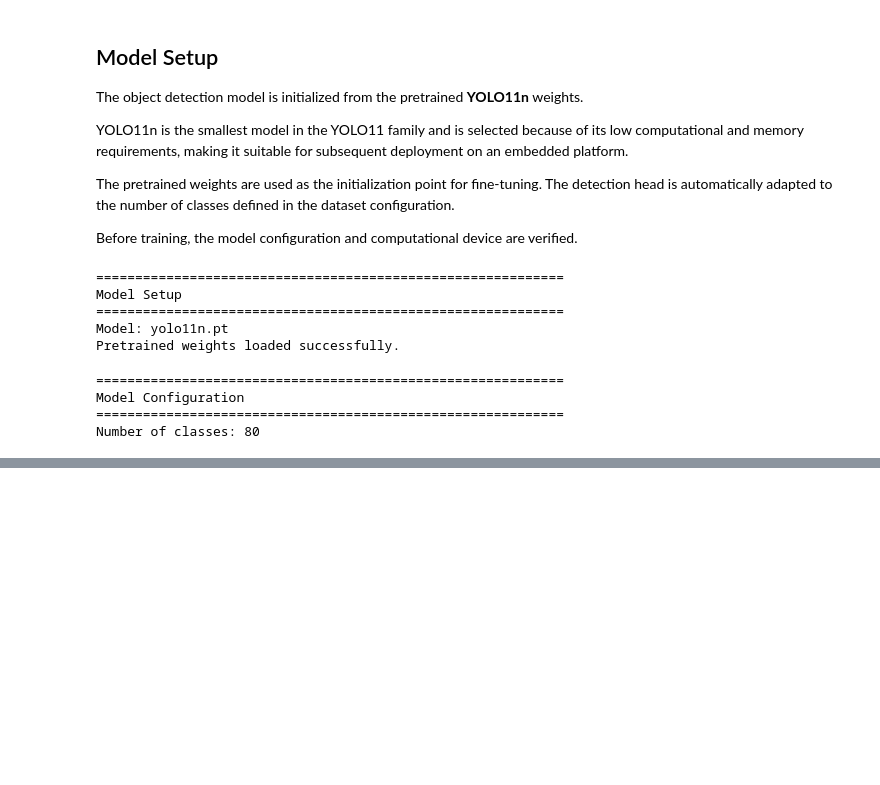
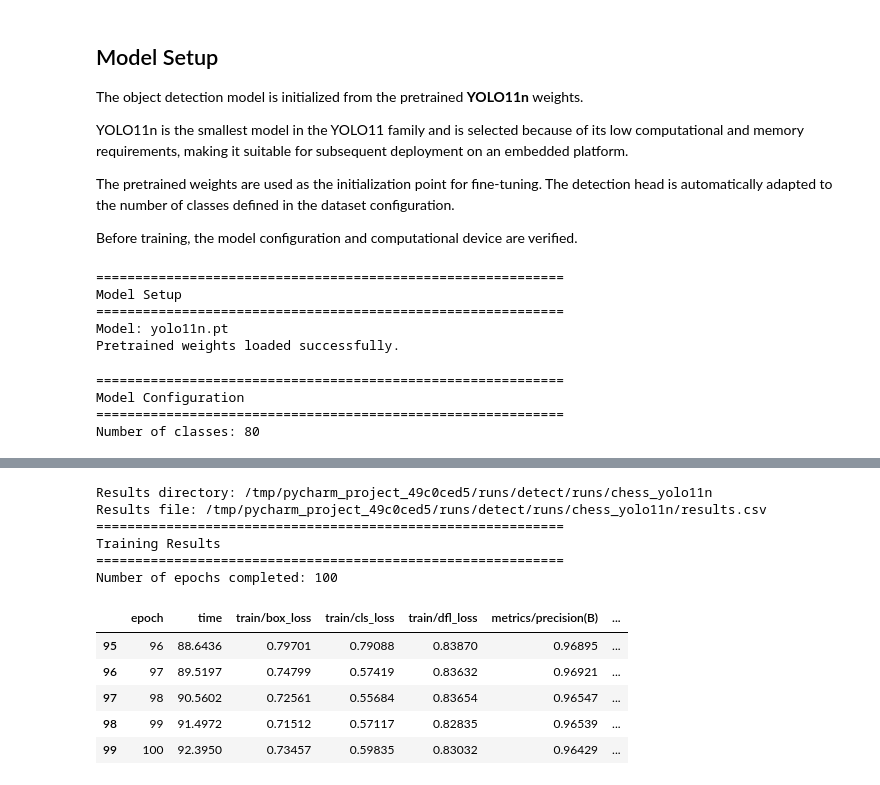
Before and after one commit to digesaremarco/Chess_Piece_Detection_ArdunioUNOQ, a Jupyter notebook: YOLOv11n_Chess_Fine_Tuning.ipynb, the cells around one changed output, grey strips where cells are left out. Drawn from its saved outputs; the diff is of its cells as text; code cells hidden in the pictures; blank space fills up the shorter version.

```diff
--- a/YOLOv11n_Chess_Fine_Tuning.ipynb
+++ b/YOLOv11n_Chess_Fine_Tuning.ipynb
@@ -923,0 +1041,35 @@ Number of classes: 80
+# %%
+import pandas as pd
+from pathlib import Path
+
+RESULTS_DIR = Path(
+    "/tmp/pycharm_project_49c0ced5/runs/detect/runs/chess_yolo11n"
+)
+
+RESULTS_CSV = RESULTS_DIR / "results.csv"
+
+print(f"Results directory: {RESULTS_DIR}")
+print(f"Results file: {RESULTS_CSV}")
+
+training_results = pd.read_csv(RESULTS_CSV)
+
+print("=" * 60)
+print("Training Results")
+print("=" * 60)
+
+print(f"Number of epochs completed: {len(training_results)}")
+
+training_results.tail()
+# %% [output]
+Results directory: /tmp/pycharm_project_49c0ced5/runs/detect/runs/chess_yolo11n
+Results file: /tmp/pycharm_project_49c0ced5/runs/detect/runs/chess_yolo11n/results.csv
+============================================================
+Training Results
+============================================================
+Number of epochs completed: 100
+|  | epoch | time | train/box_loss | train/cls_loss | train/dfl_loss | metrics/precision(B) | ... |
+| 95 | 96 | 88.6436 | 0.79701 | 0.79088 | 0.83870 | 0.96895 | ... |
+| 96 | 97 | 89.5197 | 0.74799 | 0.57419 | 0.83632 | 0.96921 | ... |
+| 97 | 98 | 90.5602 | 0.72561 | 0.55684 | 0.83654 | 0.96547 | ... |
+| 98 | 99 | 91.4972 | 0.71512 | 0.57117 | 0.82835 | 0.96539 | ... |
+| 99 | 100 | 92.3950 | 0.73457 | 0.59835 | 0.83032 | 0.96429 | ... |
```
Also changed, not shown: parts of 13 cells of this notebook.
